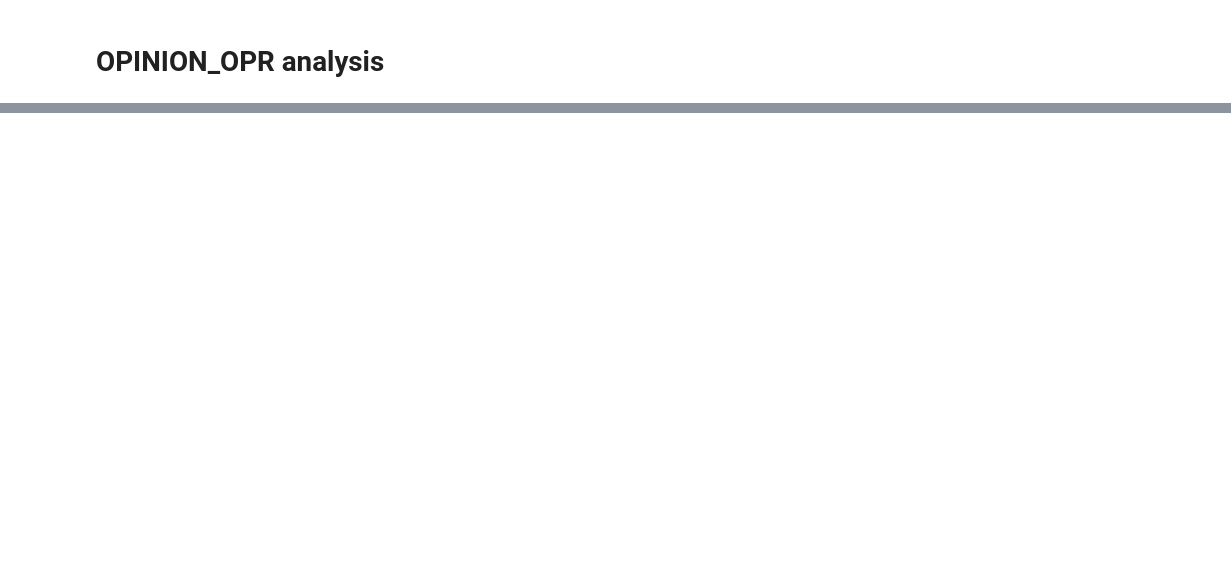
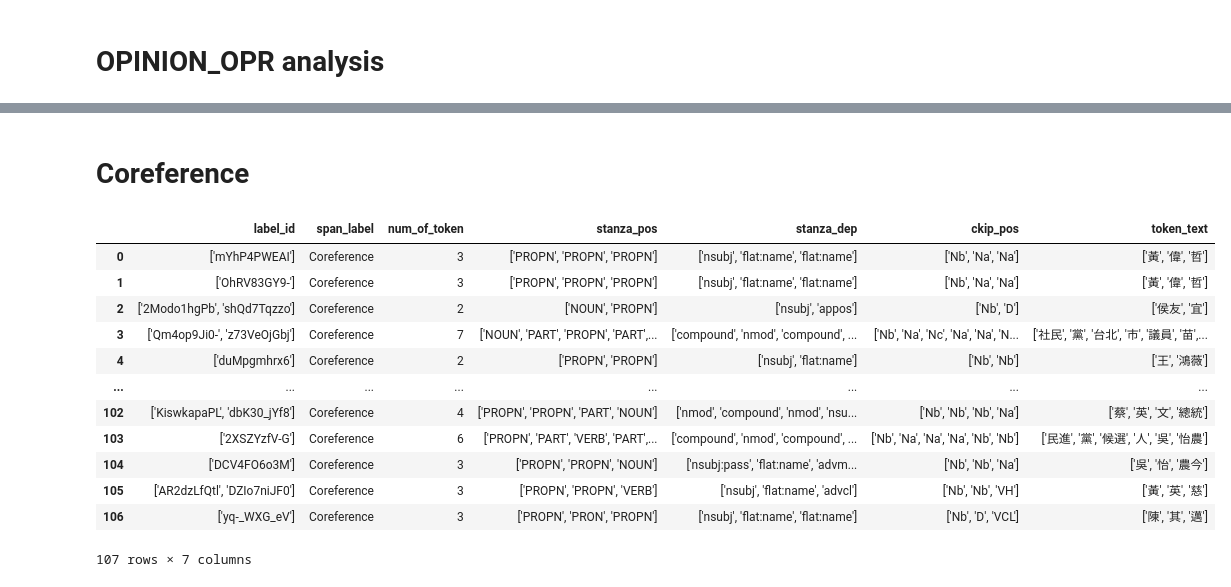
Before and after one commit to tc-huang/final-system, a Jupyter notebook: src/ experiments/opinion/label_news_200/label_analysis/opinion_label_feature_analysis.ipynb, the cells around one changed output, grey strips where cells are left out. Saved outputs shown, nothing was run; the diff lists cells and outputs as text; code cells hidden in the pictures; blank space fills up the shorter version.

```diff
--- a/src/ experiments/opinion/label_news_200/label_analysis/opinion_label_feature_analysis.ipynb
+++ b/src/ experiments/opinion/label_news_200/label_analysis/opinion_label_feature_analysis.ipynb
@@ -291,0 +513,44 @@ def create_df_opinion_span(doc):
+# %% [markdown]
+# Coreference
+# %%
+
+
+df_coreference_feature = pd.DataFrame(columns=['label_id', 'span_label', 'num_of_token', 'stanza_pos', 'stanza_dep', 'ckip_pos',  'token_text'])
+
+for docs in all_docs_stanza:
+    for doc in docs:
+        if 'coreference_label' in doc.spans:
+            for span in doc.spans['coreference_label']:
+                if span.label_ == 'Coreference':
+                    new_row = pd.DataFrame(
+                        columns=df_coreference_feature.columns,
+                        index=[0],
+                        data={
+                            'label_id': str(span._.label_id),
+                            'span_label': str(span.label_),
+                            'num_of_token': len(span),
+                            'stanza_pos': str([token.pos_ for token in span]),
+                            'stanza_dep': str([token.dep_ for token in span]),
+                            'ckip_pos': str([token.tag_ for token in span]),
+                            'token_text': str([token.text for token in span])
+                        })
+                    if len(new_row) > 1:
+                        new_row = new_row[:1]
+                    df_coreference_feature = pd.concat([df_coreference_feature, new_row], ignore_index=True)
+
+df_coreference_feature.to_csv('Pronounce_feature.csv', index=False)
+df_coreference_feature
+# %% [output]
+|  | label_id | span_label | num_of_token | stanza_pos | stanza_dep | ckip_pos | token_text |
+| 0 | ['mYhP4PWEAI'] | Coreference | 3 | ['PROPN', 'PROPN', 'PROPN'] | ['nsubj', 'flat:name', 'flat:name'] | ['Nb', 'Na', 'Na'] | ['黃', '偉', '哲'] |
+| 1 | ['OhRV83GY9-'] | Coreference | 3 | ['PROPN', 'PROPN', 'PROPN'] | ['nsubj', 'flat:name', 'flat:name'] | ['Nb', 'Na', 'Na'] | ['黃', '偉', '哲'] |
+| 2 | ['2Modo1hgPb', 'shQd7Tqzzo'] | Coreference | 2 | ['NOUN', 'PROPN'] | ['nsubj', 'appos'] | ['Nb', 'D'] | ['侯友', '宜'] |
+| 3 | ['Qm4op9Ji0-', 'z73VeOjGbj'] | Coreference | 7 | ['NOUN', 'PART', 'PROPN', 'PART',... | ['compound', 'nmod', 'compound', ... | ['Nb', 'Na', 'Nc', 'Na', 'Na', 'N... | ['社民', '黨', '台北', '市', '議員', '苗',... |
+| 4 | ['duMpgmhrx6'] | Coreference | 2 | ['PROPN', 'PROPN'] | ['nsubj', 'flat:name'] | ['Nb', 'Nb'] | ['王', '鴻薇'] |
+| ... | ... | ... | ... | ... | ... | ... | ... |
+| 102 | ['KiswkapaPL', 'dbK30_jYf8'] | Coreference | 4 | ['PROPN', 'PROPN', 'PART', 'NOUN'] | ['nmod', 'compound', 'nmod', 'nsu... | ['Nb', 'Nb', 'Nb', 'Na'] | ['蔡', '英', '文', '總統'] |
+| 103 | ['2XSZYzfV-G'] | Coreference | 6 | ['PROPN', 'PART', 'VERB', 'PART',... | ['compound', 'nmod', 'compound', ... | ['Nb', 'Na', 'Na', 'Na', 'Nb', 'Nb'] | ['民進', '黨', '候選', '人', '吳', '怡農'] |
+| 104 | ['DCV4FO6o3M'] | Coreference | 3 | ['PROPN', 'PROPN', 'NOUN'] | ['nsubj:pass', 'flat:name', 'advm... | ['Nb', 'Nb', 'Na'] | ['吳', '怡', '農今'] |
+| 105 | ['AR2dzLfQtl', 'DZIo7niJF0'] | Coreference | 3 | ['PROPN', 'PROPN', 'VERB'] | ['nsubj', 'flat:name', 'advcl'] | ['Nb', 'Nb', 'VH'] | ['黃', '英', '慈'] |
+| 106 | ['yq-_WXG_eV'] | Coreference | 3 | ['PROPN', 'PRON', 'PROPN'] | ['nsubj', 'flat:name', 'flat:name'] | ['Nb', 'D', 'VCL'] | ['陳', '其', '邁'] |
+107 rows × 7 columns
```
Also changed, not shown: parts of 37 cells of this notebook, 8 other files.
